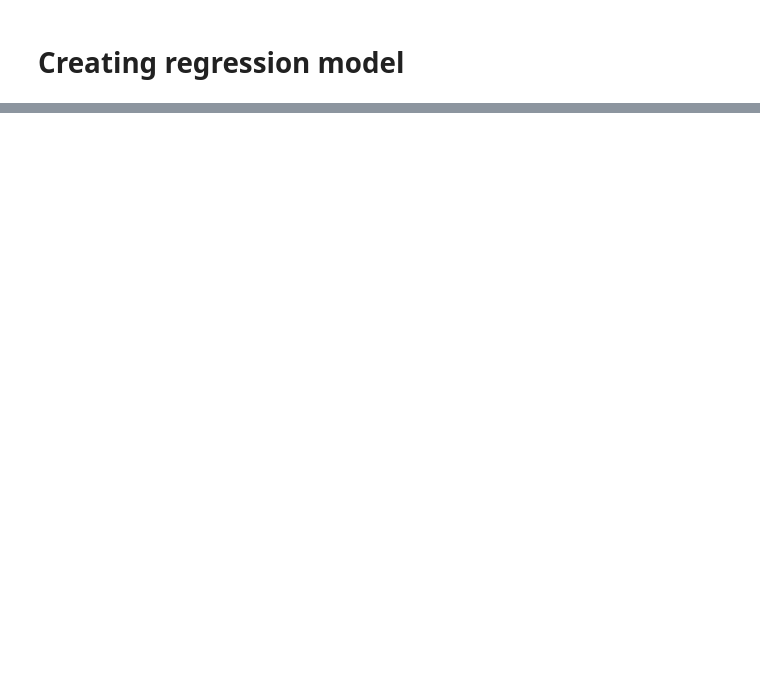
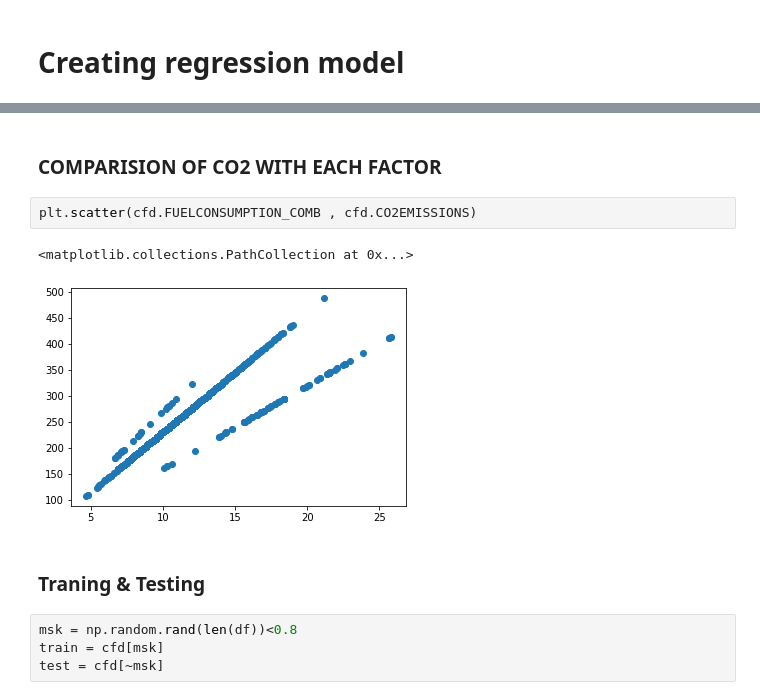
Before and after one commit to imtiaz70/ML, a Jupyter notebook: Regression_Model.ipynb, the cells around one changed output, grey strips where cells are left out. Cells and saved outputs as stored; diff of their text form; blank space fills up the shorter version.

```diff
--- a/Regression_Model.ipynb
+++ b/Regression_Model.ipynb
@@ -36,0 +47,13 @@ df.head()
+# %% [markdown]
+### COMPARISION OF CO2 WITH EACH FACTOR
+# %%
+plt.scatter(cfd.FUELCONSUMPTION_COMB , cfd.CO2EMISSIONS)
+# %% [output]
+<matplotlib.collections.PathCollection at 0x...>
+[figure, added]
+# %% [markdown]
+### Traning & Testing
+# %%
+msk = np.random.rand(len(df))<0.8
+train = cfd[msk]
+test = cfd[~msk]
```
Also changed, not shown: parts of 7 cells of this notebook.
